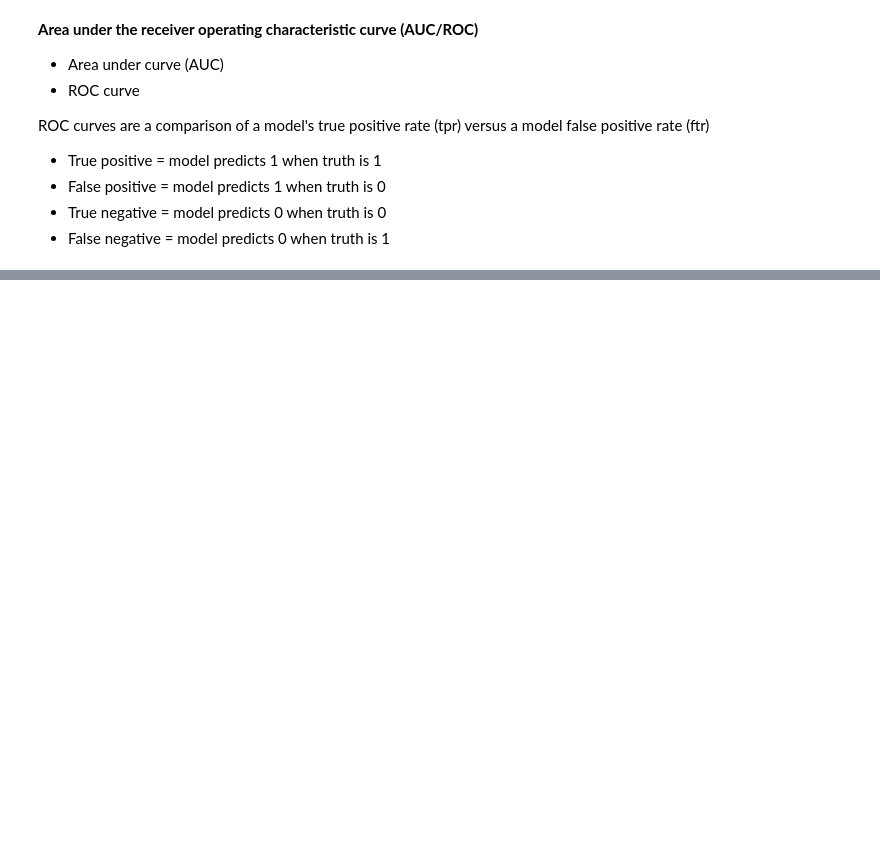
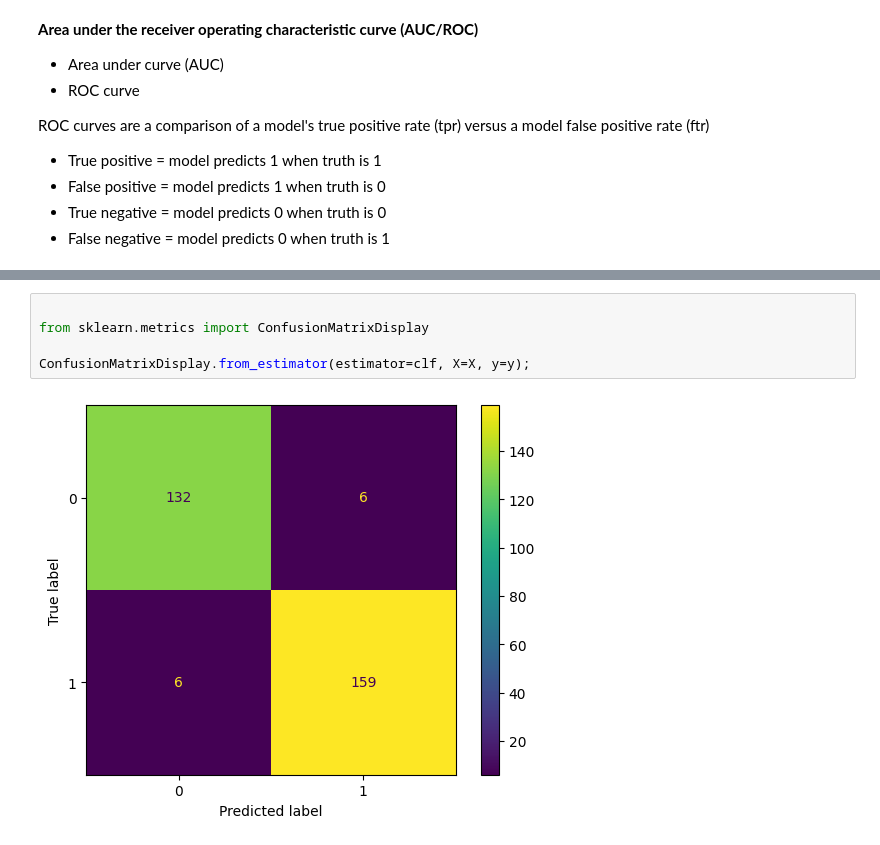
Before and after one commit to vivekkumar2909/Data-Science-and-Machine-Learning, a Jupyter notebook: introduction-to-scikitlearn.ipynb, the cells around one changed output, grey strips where cells are left out. Drawn from its saved outputs; the diff is of its cells as text; blank space fills up the shorter version.

Commit message:
Scoring Matrix

```diff
--- a/introduction-to-scikitlearn.ipynb
+++ b/introduction-to-scikitlearn.ipynb
@@ -1529,0 +1657,7 @@ from sklearn.metrics import roc_curve
+# %%
+
+from sklearn.metrics import ConfusionMatrixDisplay
+
+ConfusionMatrixDisplay.from_estimator(estimator=clf, X=X, y=y);
+# %% [output]
+[figure, added]
```
Also changed, not shown: parts of 55 cells of this notebook, 1 other file.
